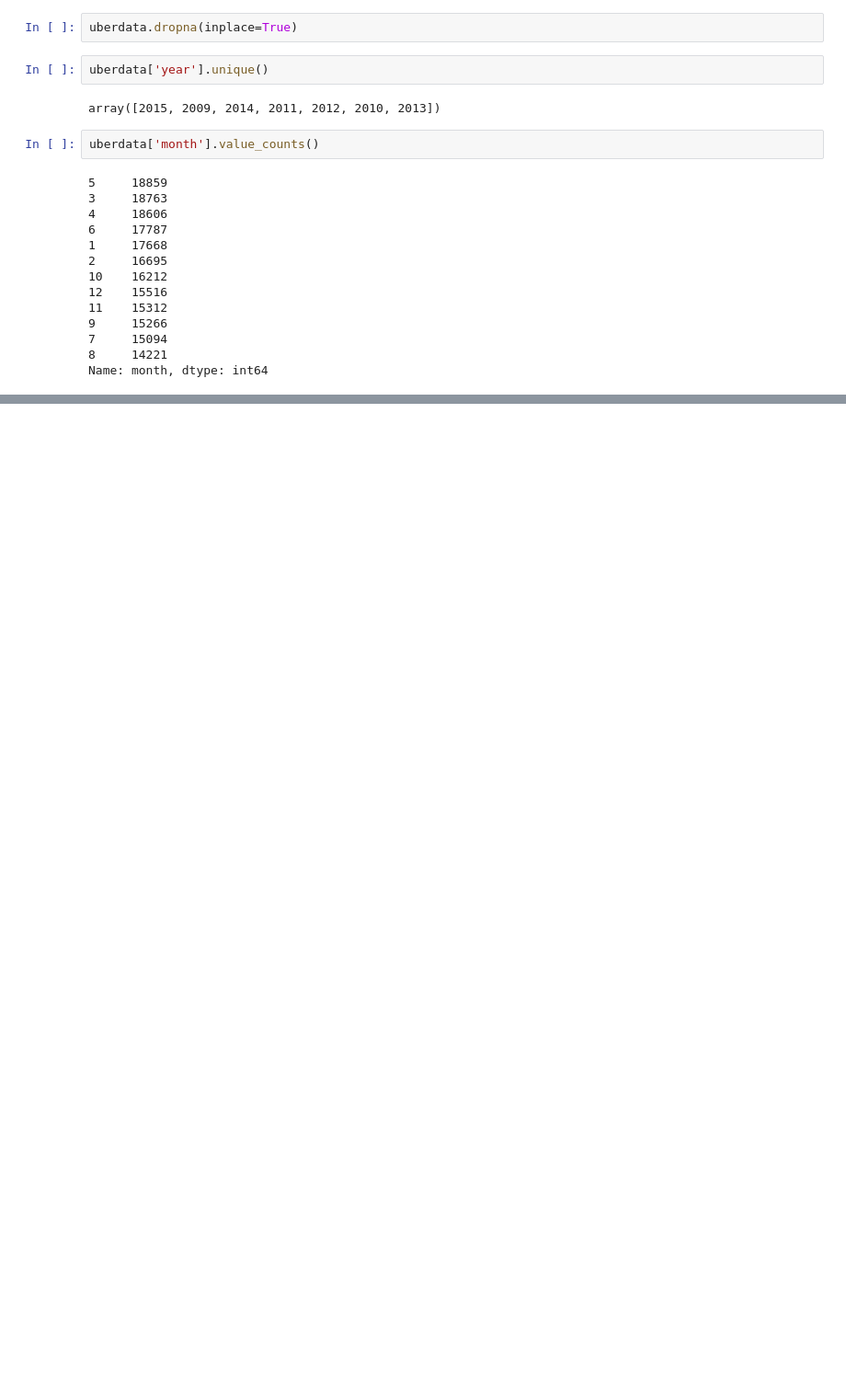
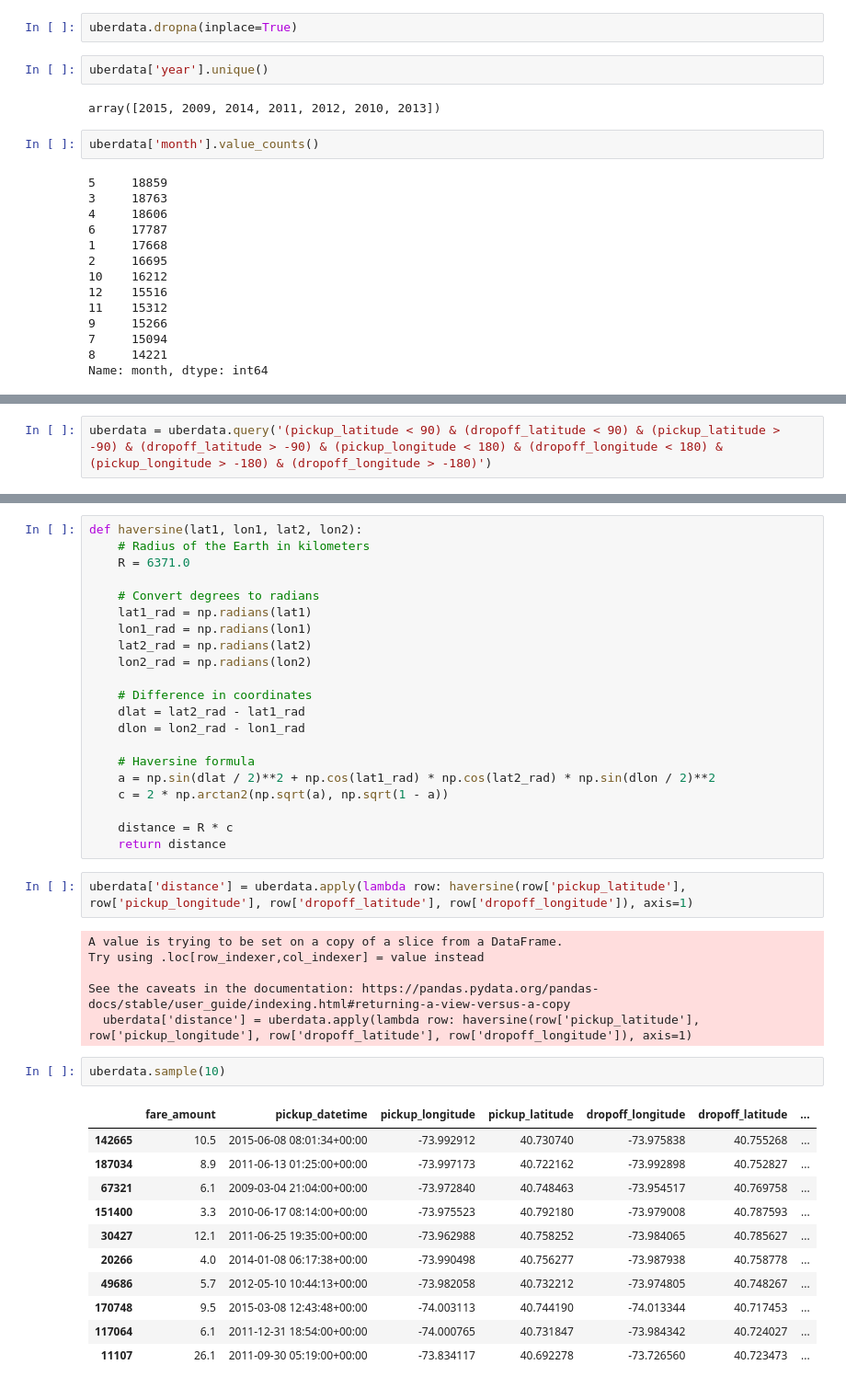
Before and after one commit to ganesh-swaminathan/pythonds, a Jupyter notebook: uber_casestudy.ipynb, the cells around one changed output, grey strips where cells are left out. Shown at 92% size. Drawn from its saved outputs; the diff is of its cells as text; blank space fills up the shorter version.

```diff
--- a/uber_casestudy.ipynb
+++ b/uber_casestudy.ipynb
@@ -122,0 +165,2 @@ Name: month, dtype: int64
+# %%
+uberdata = uberdata.query('(pickup_latitude < 90) & (dropoff_latitude < 90) & (pickup_latitude > -90) & (dropoff_latitude > -90) & (pickup_longitude < 180) & (dropoff_longitude < 180) & (pickup_longitude > -180) & (dropoff_longitude > -180)')
@@ -122,0 +171,43 @@ Name: month, dtype: int64
+# %%
+def haversine(lat1, lon1, lat2, lon2):
+    # Radius of the Earth in kilometers
+    R = 6371.0
+
+    # Convert degrees to radians
+    lat1_rad = np.radians(lat1)
+    lon1_rad = np.radians(lon1)
+    lat2_rad = np.radians(lat2)
+    lon2_rad = np.radians(lon2)
+
+    # Difference in coordinates
+    dlat = lat2_rad - lat1_rad
+    dlon = lon2_rad - lon1_rad
+
+    # Haversine formula
+    a = np.sin(dlat / 2)**2 + np.cos(lat1_rad) * np.cos(lat2_rad) * np.sin(dlon / 2)**2
+    c = 2 * np.arctan2(np.sqrt(a), np.sqrt(1 - a))
+
+    distance = R * c
+    return distance
+# %%
+uberdata['distance'] = uberdata.apply(lambda row: haversine(row['pickup_latitude'], row['pickup_longitude'], row['dropoff_latitude'], row['dropoff_longitude']), axis=1)
+# %% [output]
+A value is trying to be set on a copy of a slice from a DataFrame.
+Try using .loc[row_indexer,col_indexer] = value instead
+
+See the caveats in the documentation: https://pandas.pydata.org/pandas-docs/stable/user_guide/indexing.html#returning-a-view-versus-a-copy
+  uberdata['distance'] = uberdata.apply(lambda row: haversine(row['pickup_latitude'], row['pickup_longitude'], row['dropoff_latitude'], row['dropoff_longitude']), axis=1)
+# %%
+uberdata.sample(10)
+# %% [output]
+|  | fare_amount | pickup_datetime | pickup_longitude | pickup_latitude | dropoff_longitude | dropoff_latitude | ... |
+| 142665 | 10.5 | 2015-06-08 08:01:34+00:00 | -73.992912 | 40.730740 | -73.975838 | 40.755268 | ... |
+| 187034 | 8.9 | 2011-06-13 01:25:00+00:00 | -73.997173 | 40.722162 | -73.992898 | 40.752827 | ... |
+| 67321 | 6.1 | 2009-03-04 21:04:00+00:00 | -73.972840 | 40.748463 | -73.954517 | 40.769758 | ... |
+| 151400 | 3.3 | 2010-06-17 08:14:00+00:00 | -73.975523 | 40.792180 | -73.979008 | 40.787593 | ... |
+| 30427 | 12.1 | 2011-06-25 19:35:00+00:00 | -73.962988 | 40.758252 | -73.984065 | 40.785627 | ... |
+| 20266 | 4.0 | 2014-01-08 06:17:38+00:00 | -73.990498 | 40.756277 | -73.987938 | 40.758778 | ... |
+| 49686 | 5.7 | 2012-05-10 10:44:13+00:00 | -73.982058 | 40.732212 | -73.974805 | 40.748267 | ... |
+| 170748 | 9.5 | 2015-03-08 12:43:48+00:00 | -74.003113 | 40.744190 | -74.013344 | 40.717453 | ... |
+| 117064 | 6.1 | 2011-12-31 18:54:00+00:00 | -74.000765 | 40.731847 | -73.984342 | 40.724027 | ... |
+| 11107 | 26.1 | 2011-09-30 05:19:00+00:00 | -73.834117 | 40.692278 | -73.726560 | 40.723473 | ... |
```
Also changed, not shown: parts of 25 cells of this notebook.
